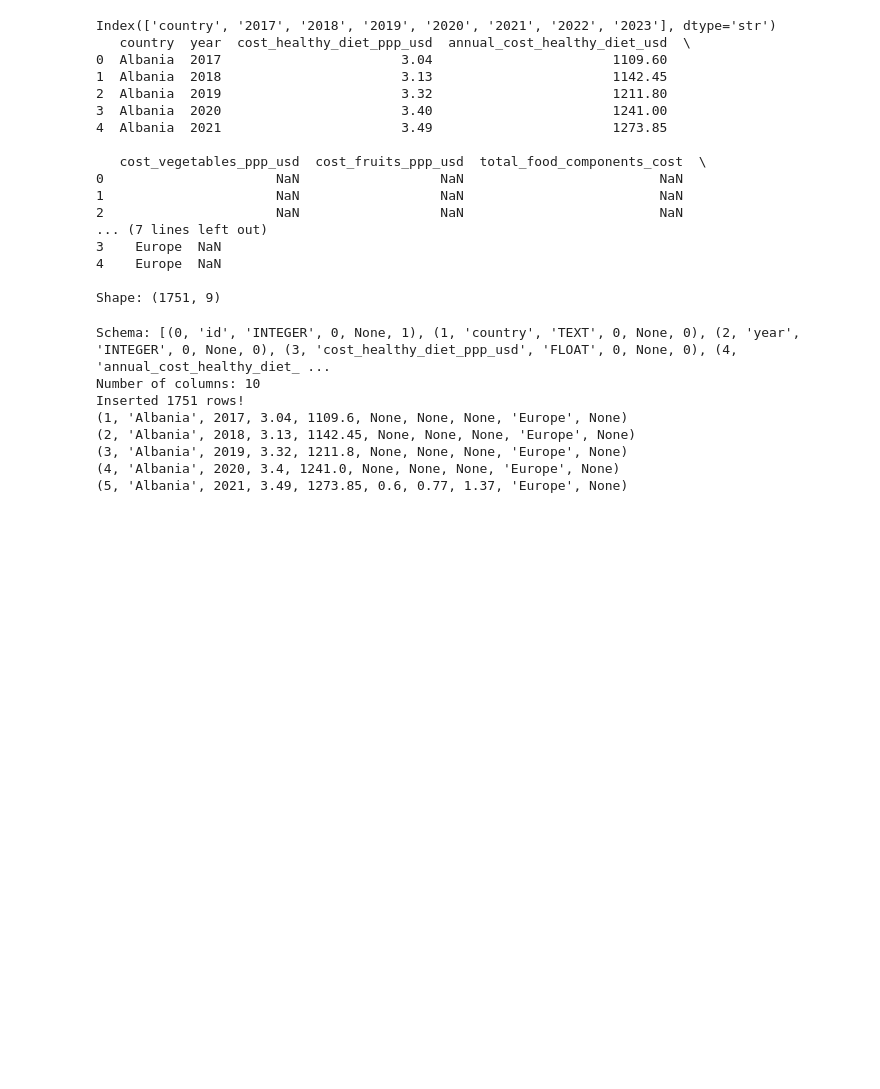
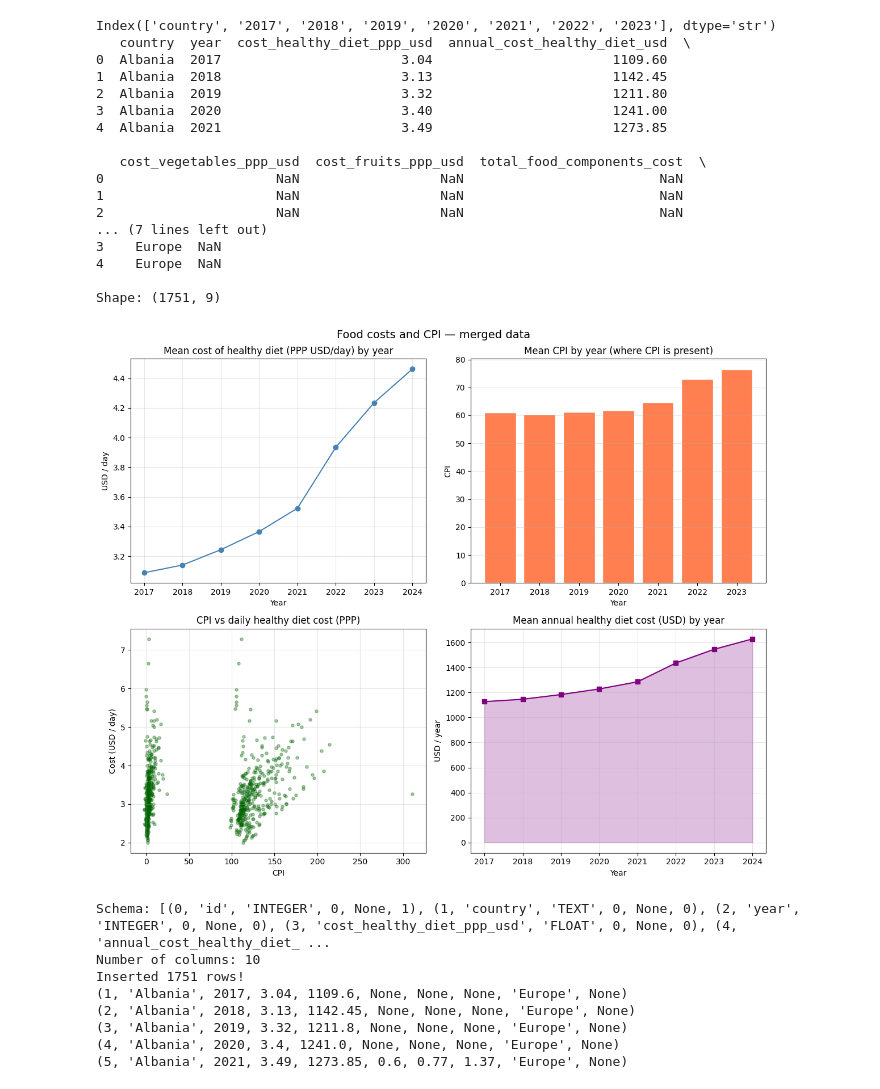
Before and after one commit to TejasviGutta/Food-Price-Predictor, a Jupyter notebook: FP.ipynb, the cells around one changed output. Cells and saved outputs as stored; diff of their text form; code cells hidden in the pictures; blank space fills up the shorter version.

Commit message:
Revise FP.ipynb notebook cells

```diff
--- a/FP.ipynb
+++ b/FP.ipynb
@@ -103,13 +103,13 @@ Shape: (1751, 9)
 # %%
 import matplotlib.pyplot as plt
 
-# Visualizations for df_merged (run after the merge cell)
+# Visualizations for df_merged
 plot_df = df_merged.copy()
 
 fig, axes = plt.subplots(2, 2, figsize=(12, 10))
 fig.suptitle("Food costs and CPI — merged data", fontsize=14)
 
-# 1) Mean daily healthy diet cost (PPP) by year
+#Mean daily healthy diet cost (PPP) by year
 by_year_cost = plot_df.groupby("year")["cost_healthy_diet_ppp_usd"].mean()
 axes[0, 0].plot(by_year_cost.index, by_year_cost.values, marker="o", color="steelblue")
 axes[0, 0].set_title("Mean cost of healthy diet (PPP USD/day) by year")
@@ -117,7 +117,7 @@ axes[0, 0].set_xlabel("Year")
 axes[0, 0].set_ylabel("USD / day")
 axes[0, 0].grid(True, alpha=0.3)
 
-# 2) Mean CPI by year (rows with CPI only)
+#Mean CPI by year (rows with CPI only)
 cpi_by_year = plot_df.dropna(subset=["cpi"]).groupby("year")["cpi"].mean()
 if len(cpi_by_year):
     axes[0, 1].bar(
@@ -131,48 +131,37 @@ axes[0, 1].set_xlabel("Year")
 axes[0, 1].set_ylabel("CPI")
 axes[0, 1].grid(True, axis="y", alpha=0.3)
 
-# 3) CPI vs daily healthy diet cost (both non-null)
+#CPI vs daily healthy diet cost (both non-null)
 scat = plot_df.dropna(subset=["cpi", "cost_healthy_diet_ppp_usd"])
 axes[1, 0].scatter(
     scat["cpi"],
     scat["cost_healthy_diet_ppp_usd"],
     alpha=0.35,
     s=14,
     c="darkgreen",
 )
 axes[1, 0].set_title("CPI vs daily healthy diet cost (PPP)")
 axes[1, 0].set_xlabel("CPI")
 axes[1, 0].set_ylabel("Cost (USD / day)")
 axes[1, 0].grid(True, alpha=0.3)
 
-# 4) Mean annual healthy diet cost (USD) by year
+#Mean annual healthy diet cost (USD) by year
 annual_by_year = plot_df.groupby("year")["annual_cost_healthy_diet_usd"].mean()
 axes[1, 1].fill_between(
     annual_by_year.index, annual_by_year.values, alpha=0.25, color="purple"
 )
 axes[1, 1].plot(
     annual_by_year.index, annual_by_year.values, marker="s", color="purple"
 )
 axes[1, 1].set_title("Mean annual healthy diet cost (USD) by year")
 axes[1, 1].set_xlabel("Year")
 axes[1, 1].set_ylabel("USD / year")
 axes[1, 1].grid(True, alpha=0.3)
 
 plt.tight_layout()
 plt.show()
-
-# Optional: one figure for fruit/veg component costs (sparse rows)
-comp = plot_df.dropna(subset=["total_food_components_cost"])
-if len(comp) > 0:
-    fig2, ax = plt.subplots(figsize=(8, 4))
-    comp_year = comp.groupby("year")["total_food_components_cost"].mean()
-    ax.plot(comp_year.index, comp_year.values, marker="D", color="teal")
-    ax.set_title("Mean total fruit + veg component cost (PPP) by year (subset with data)")
-    ax.set_xlabel("Year")
-    ax.set_ylabel("USD / day (components)")
-    ax.grid(True, alpha=0.3)
-    plt.tight_layout()
-    plt.show()
+# %% [output]
+[figure, added]
 # %%
 # import sqlite3
 # conn = sqlite3.connect('foodprices_data.db')
```
Also changed, not shown: parts of 1 cell of this notebook.
